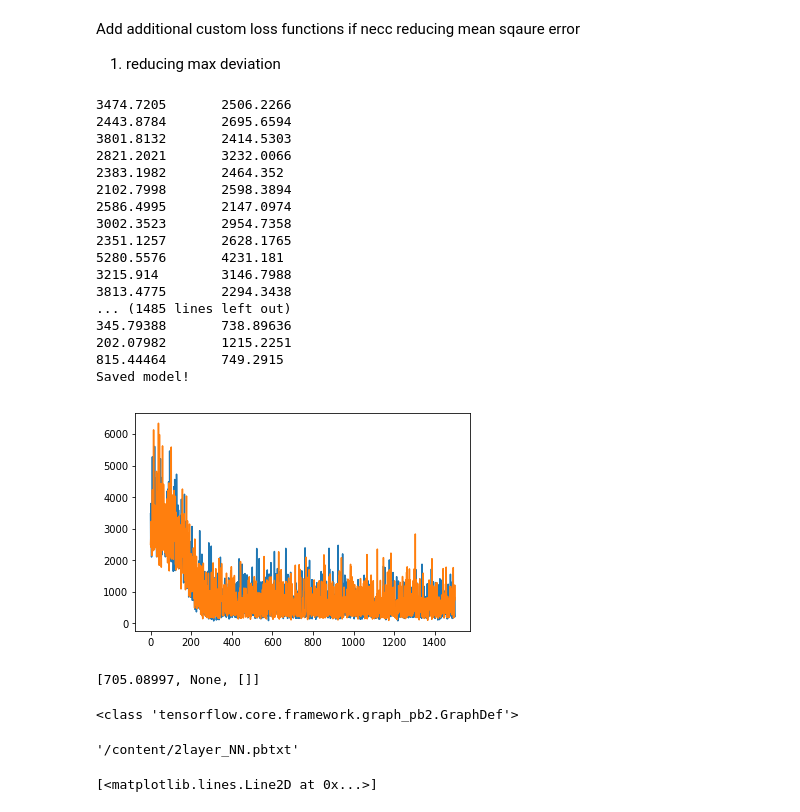
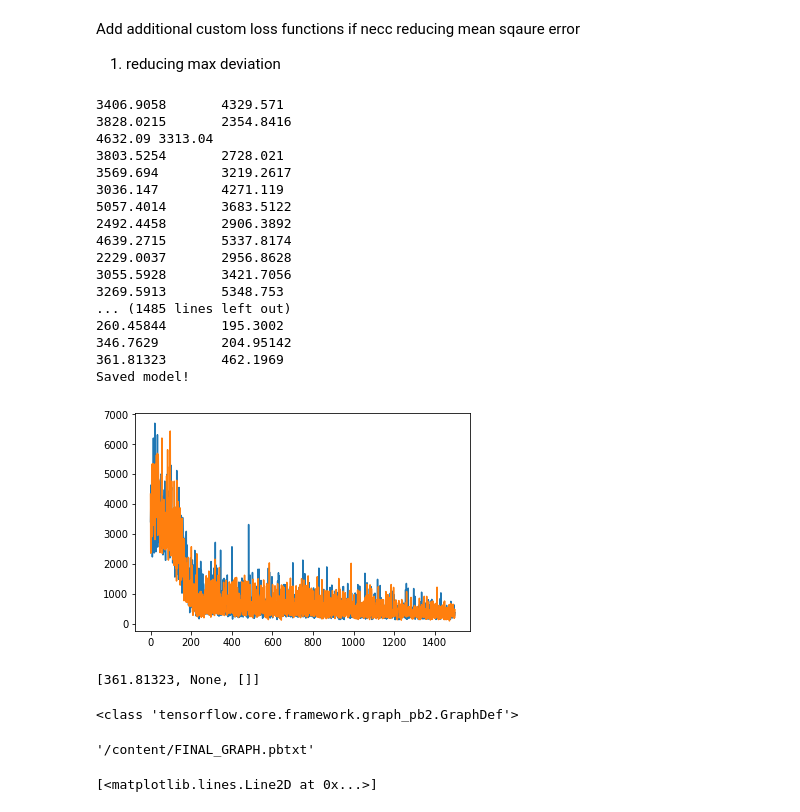
Before and after one commit to harshitadd/VisionAir, a Jupyter notebook: Modeltf.ipynb, the cells around one changed output. Saved outputs shown, nothing was run; the diff lists cells and outputs as text; code cells hidden in the pictures.

Commit message:
Final Graph with prev PM

```diff
--- a/Modeltf.ipynb
+++ b/Modeltf.ipynb
@@ -21,9 +21,9 @@ from tensorflow.python import pywrap_tensorflow
 #FEATURES AND LABELS
 
 #LDR
-with open('/content/LDRlabels_prev.bin','rb') as file:
+with open('/content/labelsFinal_withprevpm.bin','rb') as file:
   labels = pickle.load(file)
 
 
-with open('/content/LDRfeatures_prev.bin','rb') as file:
+with open('/content/featuresFinal_withprevpm (1).bin','rb') as file:
   features = pickle.load(file)
@@ -102,5 +106,5 @@ Trainable params: 591
 Non-trainable params: 0
 _________________________________________________________________
 # %%
-hist = model.fit([x_train_t], [y_train_t], validation_split = 0.33, epochs = 600, verbose = 1, batch_size = 32, shuffle = True)
+hist = model.fit([x_train_t], [y_train_t], validation_split = 0.33, epochs = 300, verbose = 1, batch_size = 32, shuffle = True)
 # %% [output]
@@ -167,11 +175,11 @@ print(np.shape(labels))
 # %%
 tf.reset_default_graph()
 # %%
-x = tf.placeholder(shape = (None,9), dtype = tf.float32, name = 'input' )
+x = tf.placeholder(shape = (None,10), dtype = tf.float32, name = 'input' )
 y = tf.placeholder(shape = (None,1), dtype = tf.float32, name = 'target')
 
 #Layer 1
-w1 = tf.Variable((tf.glorot_uniform_initializer(dtype = tf.float32)((9, 15))), name = 'w1')
+w1 = tf.Variable((tf.glorot_uniform_initializer(dtype = tf.float32)((10, 15))), name = 'w1')
 b1 = tf.Variable((tf.glorot_uniform_initializer(dtype = tf.float32)((1,15))), name = 'b1')
 
 #Layer2
@@ -246,58 +262,58 @@ with tf.device('/device:CPU:0'):
 
         seed_val = random.choice(range(len(x_traint)))
         i_val = random.choice(range(len(x_traint)))
 
         b1_val.append(x_traint[seed_val])
         b2_val.append(x_traint[i_val])
         l1_val.append(y_traint[seed_val])
         l2_val.append(y_traint[i_val])
 
         x_batch_val = np.vstack((b1_val,b2_val))
         y_batch_val = np.vstack((l1_val,l2_val))
 
       ## TRAINING LOSS
       update_ops = tf.get_collection(tf.GraphKeys.UPDATE_OPS)
       z= sess.run([loss,op_train, update_ops], feed_dict = {x : x_batch, y: y_batch })
       train.append(z[0])
 
       ##VALIDATION LOSS
 
       z_val= sess.run([loss], feed_dict = {x : x_batch_val, y: y_batch_val })
       val.append(z_val[0])
 
       print(str(z[0]) + '\t' + str(z_val[0]))
 
     plt.plot(train)
     plt.plot(val)
-    save_path = save.save(sess, "/content/layer2_model.ckpt")
+    save_path = save.save(sess, "/content/FINAL_GRAPH.ckpt")
     print('Saved model!')
 # %% [output]
-3474.7205       2506.2266
-2443.8784       2695.6594
-3801.8132       2414.5303
-2821.2021       3232.0066
-2383.1982       2464.352
-2102.7998       2598.3894
-2586.4995       2147.0974
-3002.3523       2954.7358
-2351.1257       2628.1765
-5280.5576       4231.181
-3215.914        3146.7988
-3813.4775       2294.3438
+3406.9058       4329.571
+3828.0215       2354.8416
+4632.09 3313.04
+3803.5254       2728.021
+3569.694        3219.2617
+3036.147        4271.119
+5057.4014       3683.5122
+2492.4458       2906.3892
+4639.2715       5337.8174
+2229.0037       2956.8628
+3055.5928       3421.7056
+3269.5913       5348.753
 ... (1485 lines left out)
-345.79388       738.89636
-202.07982       1215.2251
-815.44464       749.2915
+260.45844       195.3002
+346.7629        204.95142
+361.81323       462.1969
 Saved model!
-[figure, old version]
+[figure, new version]
 # %%
 print(z)
 # %% [output]
-[705.08997, None, []]
+[361.81323, None, []]
 # %%
 print(type(tf.get_default_graph().as_graph_def()))
-tf.io.write_graph(tf.get_default_graph().as_graph_def(), '/content/', '2layer_NN.pbtxt')
+tf.io.write_graph(tf.get_default_graph().as_graph_def(), '/content/', 'FINAL_GRAPH.pbtxt')
 # %% [output]
 <class 'tensorflow.core.framework.graph_pb2.GraphDef'>
-'/content/2layer_NN.pbtxt'
+'/content/FINAL_GRAPH.pbtxt'
 # %%
```
Also changed, not shown: parts of 11 cells of this notebook.
